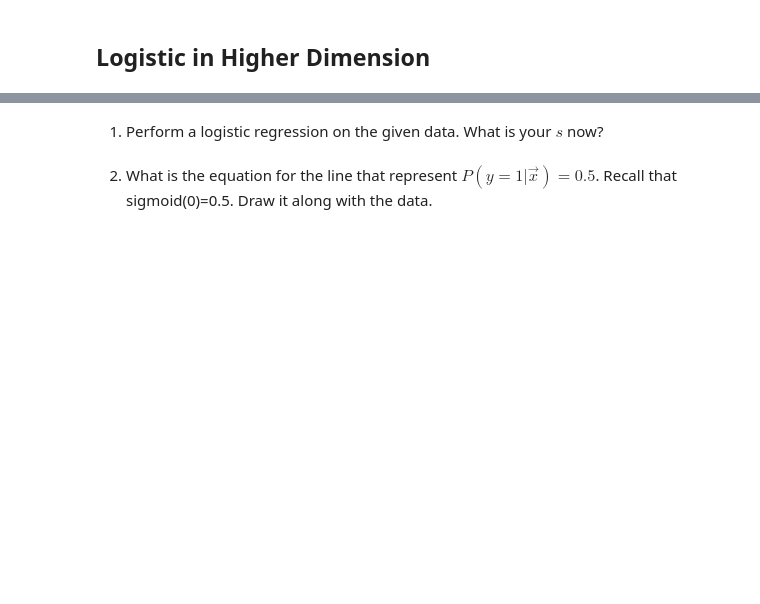
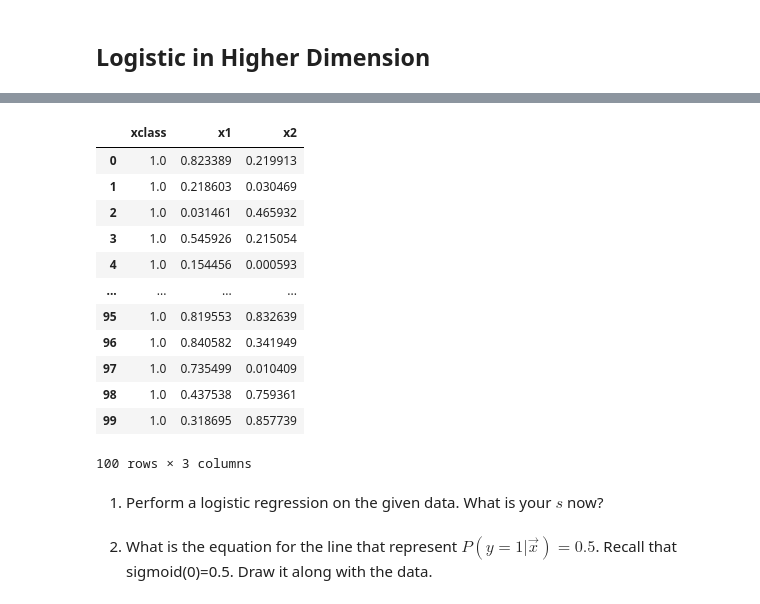
Before and after one commit to muic-pattern-rekt-2018/Exercise02-Logistic-Regression, a Jupyter notebook: Exercise 2 Logistic Regression.ipynb, the cells around one changed output, grey strips where cells are left out. Cells and saved outputs as stored; diff of their text form; code cells hidden in the pictures; blank space fills up the shorter version.

```diff
--- a/Exercise 2 Logistic Regression.ipynb
+++ b/Exercise 2 Logistic Regression.ipynb
@@ -317,2 +315,18 @@ df = pd.DataFrame(data=pad_xs.T, columns=('xclass', 'x1', 'x2'))
+# %%
+display(df)
+# %% [output]
+|  | xclass | x1 | x2 |
+| 0 | 1.0 | 0.823389 | 0.219913 |
+| 1 | 1.0 | 0.218603 | 0.030469 |
+| 2 | 1.0 | 0.031461 | 0.465932 |
+| 3 | 1.0 | 0.545926 | 0.215054 |
+| 4 | 1.0 | 0.154456 | 0.000593 |
+| ... | ... | ... | ... |
+| 95 | 1.0 | 0.819553 | 0.832639 |
+| 96 | 1.0 | 0.840582 | 0.341949 |
+| 97 | 1.0 | 0.735499 | 0.010409 |
+| 98 | 1.0 | 0.437538 | 0.759361 |
+| 99 | 1.0 | 0.318695 | 0.857739 |
+100 rows × 3 columns
 # %% [markdown]
 1) Perform a logistic regression on the given data. What is your $s$ now?
```
Also changed, not shown: parts of 6 cells of this notebook.
